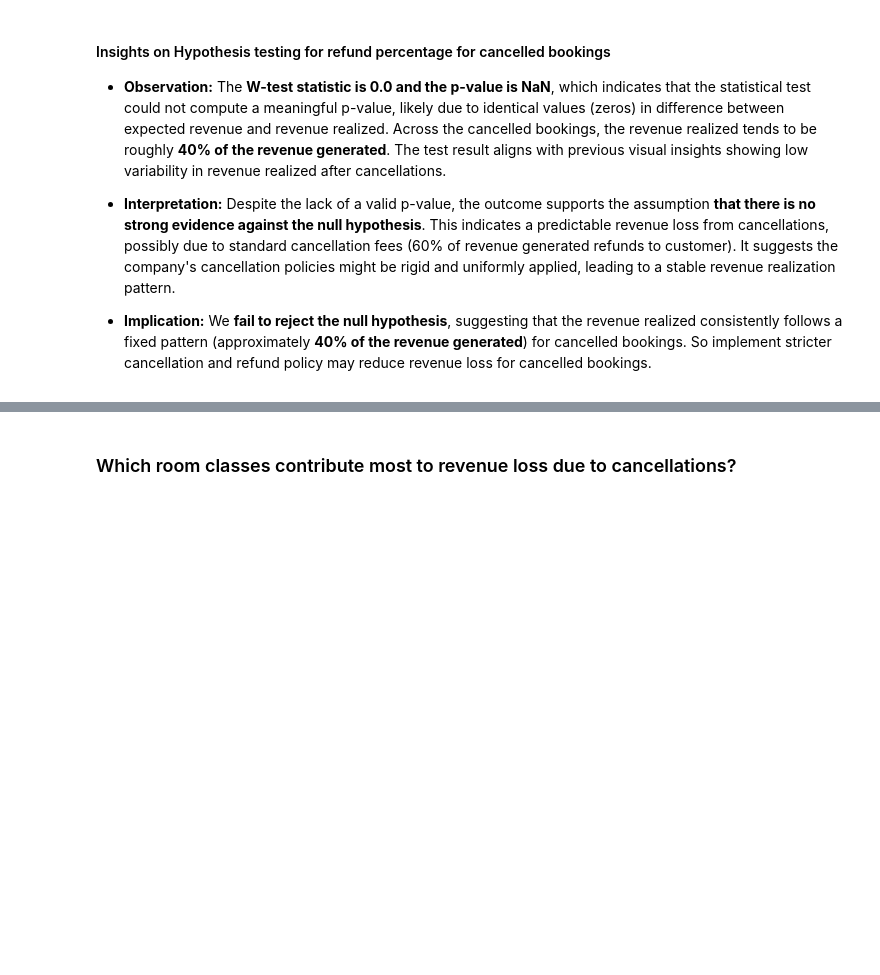
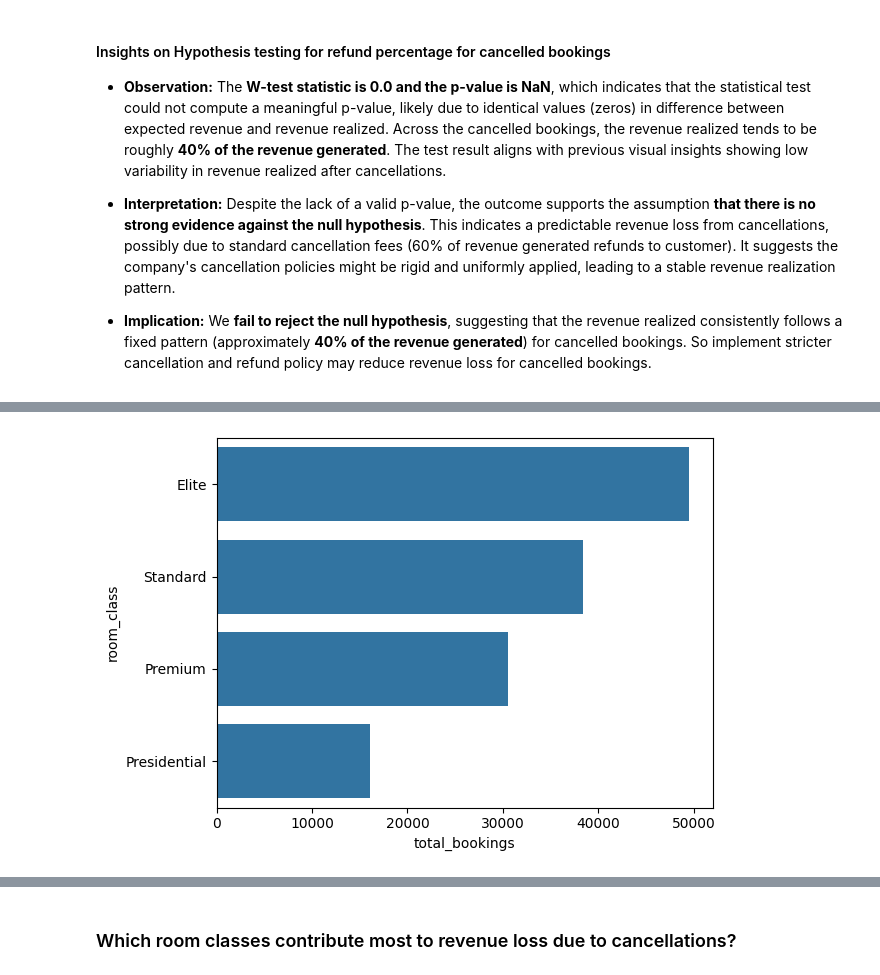
Before and after one commit to Bhuvi128/Hospitality-Revenue-Optimization-Data-analysis, a Jupyter notebook: Hospitality Revenue Optimzation.ipynb, the cells around one changed output, grey strips where cells are left out. Drawn from its saved outputs; the diff is of its cells as text; code cells hidden in the pictures; blank space fills up the shorter version.

```diff
--- a/Hospitality Revenue Optimzation.ipynb
+++ b/Hospitality Revenue Optimzation.ipynb
@@ -316,0 +353,9 @@ Fail to Reject Null hypothesis: The revenue realized is consistently 40% of reve
+# %%
+query = """
+select dr.room_class, count(*) total_bookings
+from dim_rooms dr right join fact_bookings fb
+on dr.room_id = fb.room_category
+group by dr.room_class;
+"""
+room_class = pd.read_sql(query,conn)
+room_class
@@ -316,0 +368,4 @@ Fail to Reject Null hypothesis: The revenue realized is consistently 40% of reve
+# %%
+room_class['room_class'] = room_class['room_class'].str.replace('\r','')
+room_class = room_class.sort_values(by = 'total_bookings', ascending=False)
+room_class
@@ -316,0 +378,6 @@ Fail to Reject Null hypothesis: The revenue realized is consistently 40% of reve
+# %%
+# Plot total bookings by room class
+sns.barplot(data = room_class, x = 'total_bookings', y = 'room_class')
+plt.show()
+# %% [output]
+[figure, added]
```
Also changed, not shown: parts of 9 cells of this notebook, 4 other files.
